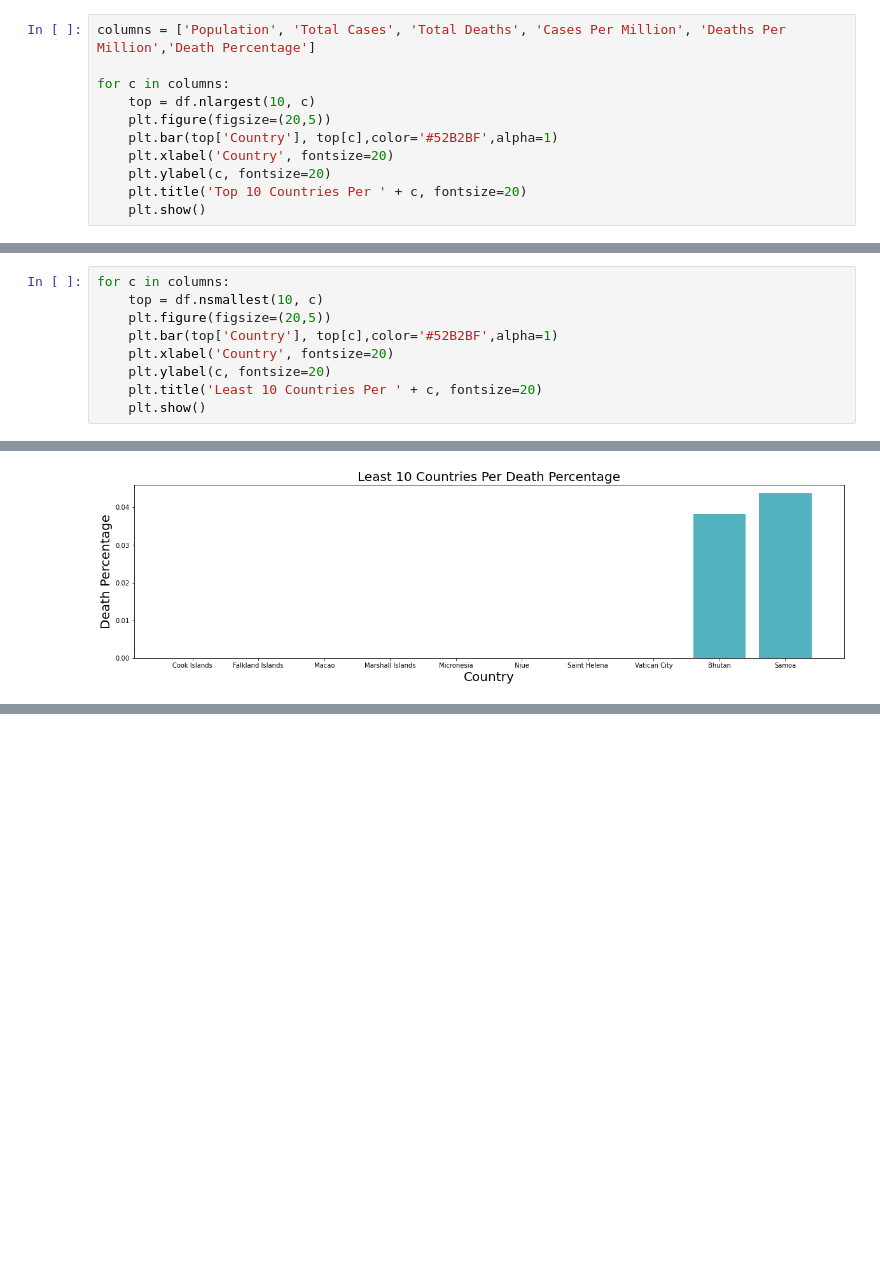
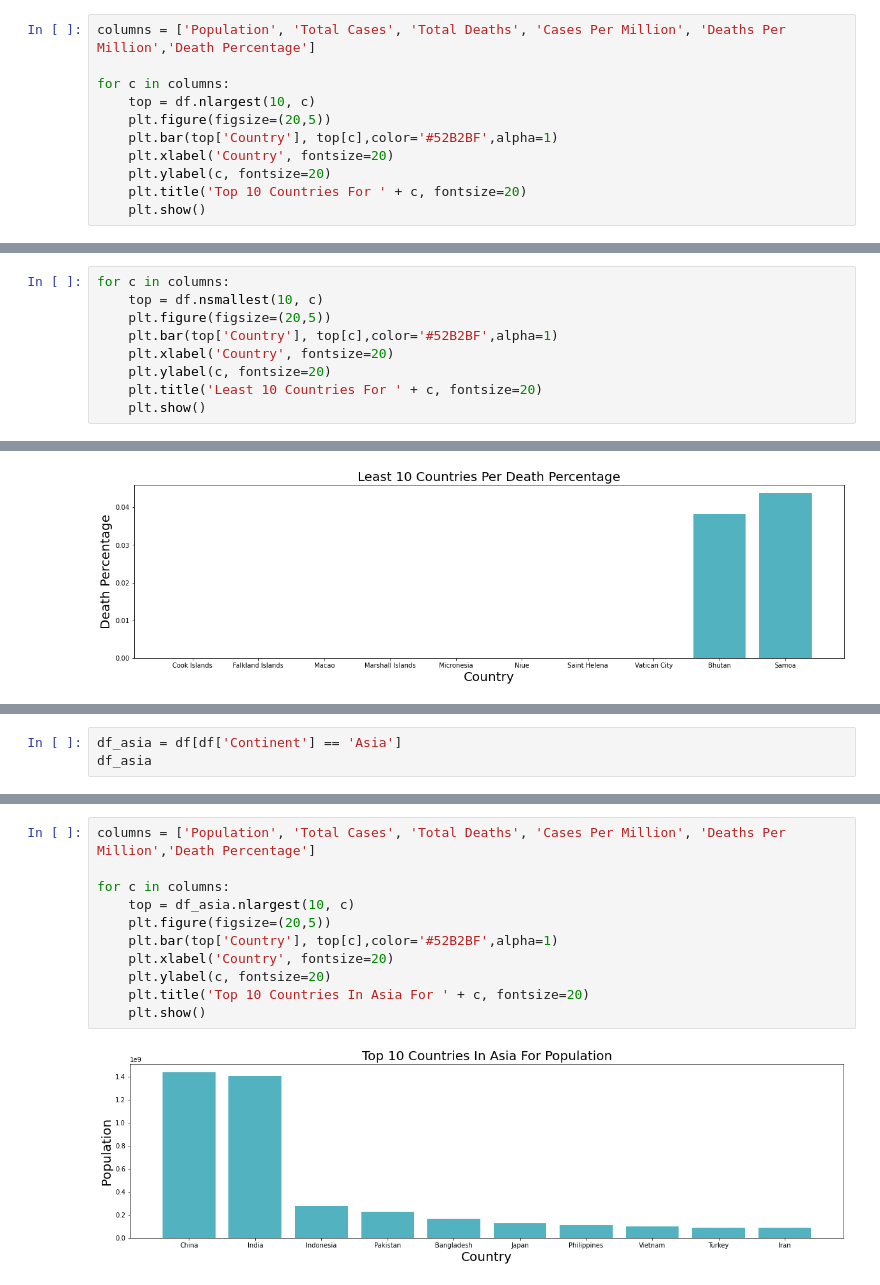
Before and after one commit to hewmatt10/COVID-19_Data, a Jupyter notebook: COVID-19_Data_Analysis.ipynb, the cells around one changed output, grey strips where cells are left out. Saved outputs shown, nothing was run; the diff lists cells and outputs as text; blank space fills up the shorter version.

Commit message:
analyzing asia

```diff
--- a/COVID-19_Data_Analysis.ipynb
+++ b/COVID-19_Data_Analysis.ipynb
@@ -99,7 +99,7 @@ for c in columns:
     plt.bar(top['Country'], top[c],color='#52B2BF',alpha=1)
     plt.xlabel('Country', fontsize=20)
     plt.ylabel(c, fontsize=20)
-    plt.title('Top 10 Countries Per ' + c, fontsize=20)
+    plt.title('Top 10 Countries For ' + c, fontsize=20)
     plt.show()
 # %% [output]
 [figure]
@@ -115,7 +115,7 @@ for c in columns:
     plt.bar(top['Country'], top[c],color='#52B2BF',alpha=1)
     plt.xlabel('Country', fontsize=20)
     plt.ylabel(c, fontsize=20)
-    plt.title('Least 10 Countries Per ' + c, fontsize=20)
+    plt.title('Least 10 Countries For ' + c, fontsize=20)
     plt.show()
 # %% [output]
 [figure]
@@ -126,0 +130,3 @@ for c in columns:
+# %%
+df_asia = df[df['Continent'] == 'Asia']
+df_asia
@@ -126,0 +151,13 @@ for c in columns:
+# %%
+columns = ['Population', 'Total Cases', 'Total Deaths', 'Cases Per Million', 'Deaths Per Million','Death Percentage']
+
+for c in columns:
+    top = df_asia.nlargest(10, c)
+    plt.figure(figsize=(20,5))
+    plt.bar(top['Country'], top[c],color='#52B2BF',alpha=1)
+    plt.xlabel('Country', fontsize=20)
+    plt.ylabel(c, fontsize=20)
+    plt.title('Top 10 Countries In Asia For ' + c, fontsize=20)
+    plt.show()
+# %% [output]
+[figure, added]
```
Also changed, not shown: parts of 3 cells of this notebook.
